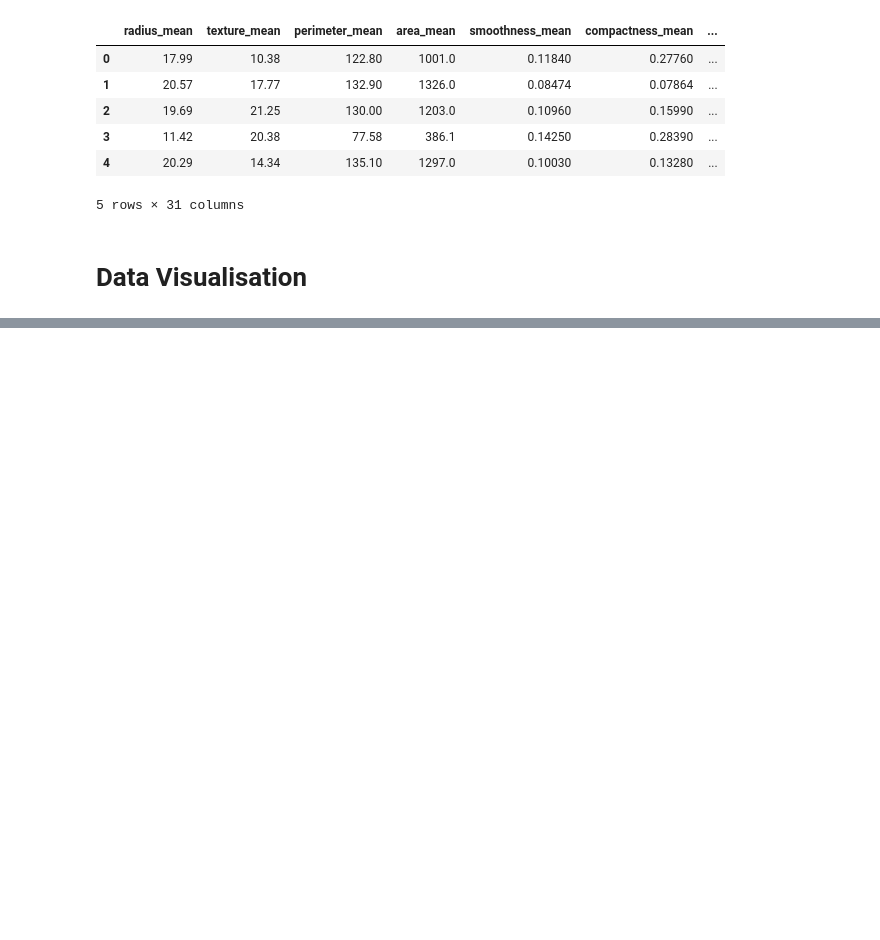
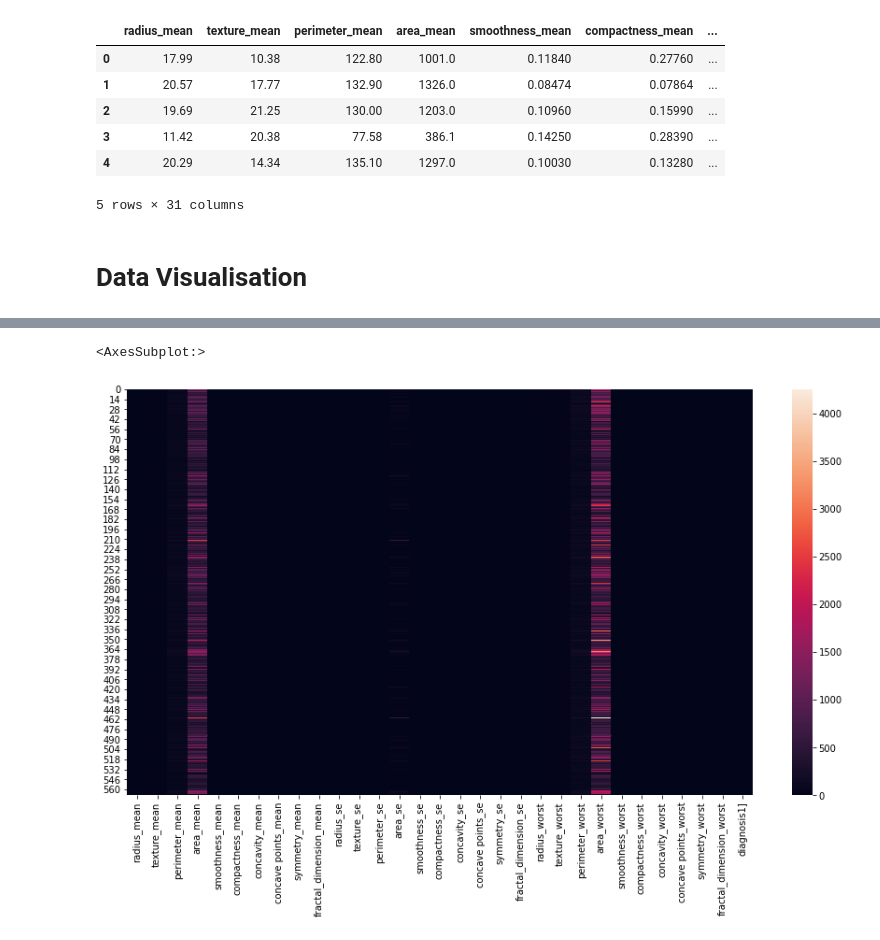
Before and after one commit to riya72/Breast, a Jupyter notebook: Breast.ipynb, the cells around one changed output, grey strips where cells are left out. Cells and saved outputs as stored; diff of their text form; code cells hidden in the pictures; blank space fills up the shorter version.

```diff
--- a/Breast.ipynb
+++ b/Breast.ipynb
@@ -296 +333,7 @@ Breast.head()
+# %%
+plt.figure(figsize=(15,8))
+sns.heatmap(Breast)
+# %% [output]
+<AxesSubplot:>
+[figure, added]
 # %%
```
Also changed, not shown: parts of 17 cells of this notebook.
